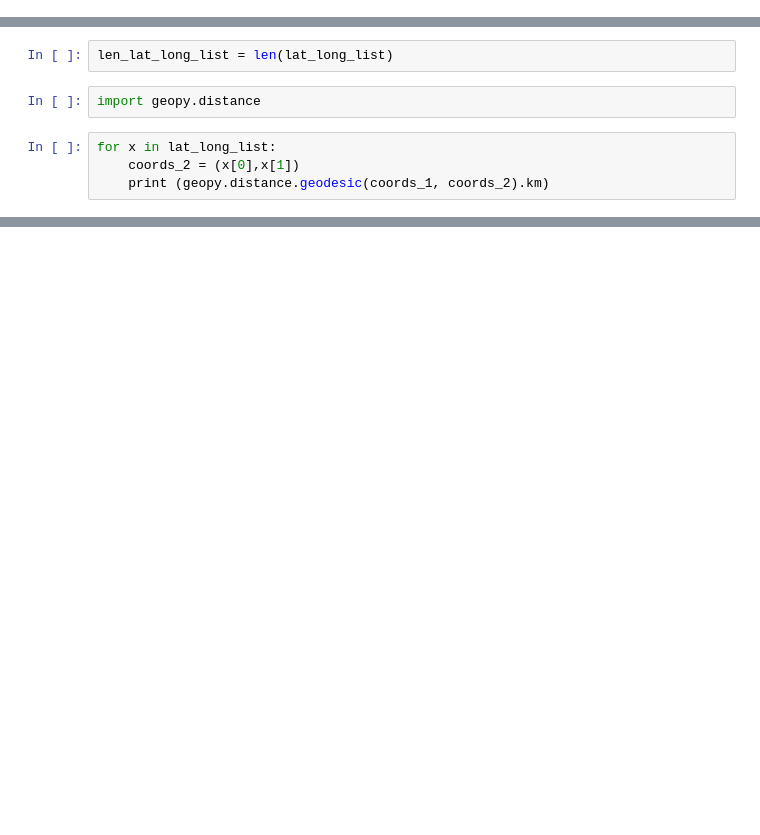
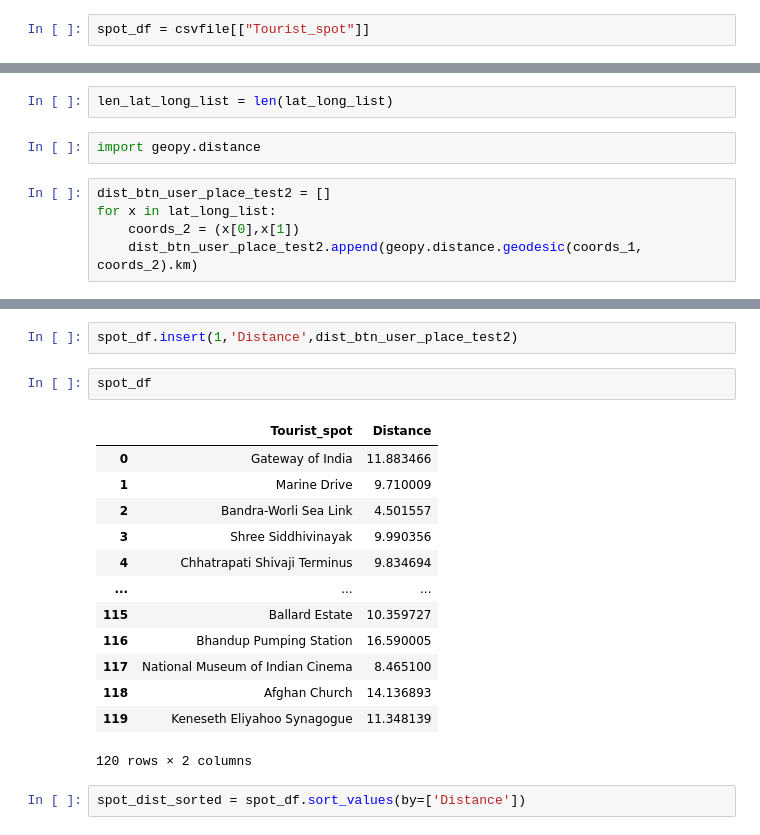
Before and after one commit to prachitibapat/tourist-recommender, a Jupyter notebook: Untitled.ipynb, the cells around one changed output, grey strips where cells are left out. Drawn from its saved outputs; the diff is of its cells as text; blank space fills up the shorter version.

```diff
--- a/Untitled.ipynb
+++ b/Untitled.ipynb
@@ -204,3 +184,5 @@ lat_long_df
 | 118 | 18.90654 | 72.81659 |
 | 119 | 18.92802 | 72.83252 |
 120 rows × 2 columns
+# %%
+spot_df = csvfile[["Tourist_spot"]]
@@ -233,6 +213,7 @@ len_lat_long_list = len(lat_long_list)
 # %%
 import geopy.distance
 # %%
+dist_btn_user_place_test2 = []
 for x in lat_long_list:
     coords_2 = (x[0],x[1])
-    print (geopy.distance.geodesic(coords_1, coords_2).km)
+    dist_btn_user_place_test2.append(geopy.distance.geodesic(coords_1, coords_2).km)
@@ -256,0 +240,20 @@ for x in lat_long_list:
+# %%
+spot_df.insert(1,'Distance',dist_btn_user_place_test2)
+# %%
+spot_df
+# %% [output]
+|  | Tourist_spot | Distance |
+| 0 | Gateway of India | 11.883466 |
+| 1 | Marine Drive | 9.710009 |
+| 2 | Bandra-Worli Sea Link | 4.501557 |
+| 3 | Shree Siddhivinayak | 9.990356 |
+| 4 | Chhatrapati Shivaji Terminus | 9.834694 |
+| ... | ... | ... |
+| 115 | Ballard Estate | 10.359727 |
+| 116 | Bhandup Pumping Station | 16.590005 |
+| 117 | National Museum of Indian Cinema | 8.465100 |
+| 118 | Afghan Church | 14.136893 |
+| 119 | Keneseth Eliyahoo Synagogue | 11.348139 |
+120 rows × 2 columns
+# %%
+spot_dist_sorted = spot_df.sort_values(by=['Distance'])
```
Also changed, not shown: parts of 32 cells of this notebook.
